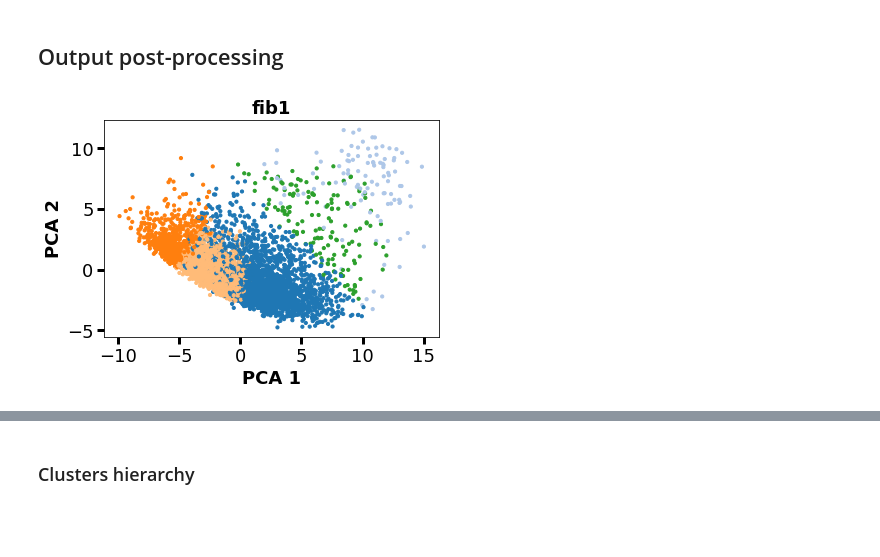
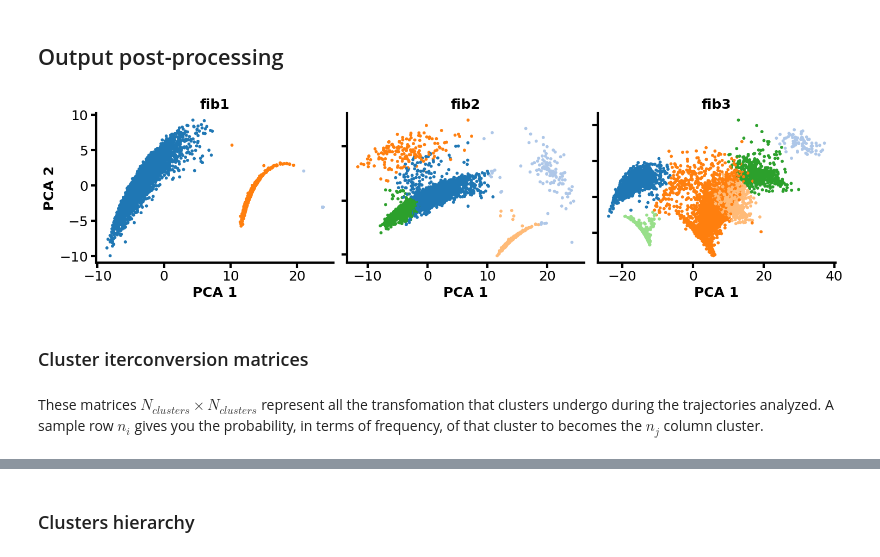
Before and after one commit to GMPavanLab/gmplabtools, a Jupyter notebook: examples/pamm_clustering_individ.ipynb, the cells around one changed output, grey strips where cells are left out. Cells and saved outputs as stored; diff of their text form; code cells hidden in the pictures; blank space fills up the shorter version.

```diff
--- a/examples/pamm_clustering_individ.ipynb
+++ b/examples/pamm_clustering_individ.ipynb
@@ -75,3 +75,9 @@ SYST = {
+# %%
+SYST = {
+    'fib1' : SYS1,
+    'fib2' : SYS2,
+    'fib3' : SYS3,
+}
 # %%
 DIMS = []
 for sys in SYST:
@@ -85,9 +96,10 @@ else:
 # %% [markdown]
 ## General variables
 # %%
-CHUNK=5000
-LABEL_SIZE=18
-L=len(SYST)
+CHUNK = 5000
+LABEL_SIZE = 18
+L = len(SYST)
+SAVE_PLOT = False
 # %% [markdown]
 ## Algorithm inputs
 # %% [markdown]
@@ -111,7 +123,6 @@ default_inputs = dict(
     qs = 1,
     o = "pamm",
     trajectory = None,
-    readgrid = "grid_data",
     merger = 0.005,
     bootstrap = 73
 )
@@ -248,8 +265,8 @@ for i_dataset,dataset in enumerate(datasets_predict):
     systnames.append(run_syst)
 
     # output for initial clustering
-    np.savetxt(run_syst + "_clusters.txt", labels.reshape((-1, 1)))
+    np.savetxt(run_syst + "_clusters.dat", labels.reshape((-1, 1)))
 
     rates = ClusterRates(datasets_predict[i_dataset][1]['nm_frame'], 'label').calculate_matrix(labels.reshape((-1, 1)))
-    np.savetxt(run_syst + "_rates.txt", rates)
+    np.savetxt(run_syst + "_rates.dat", rates)
 # %% [output]
@@ -262,39 +299,34 @@ TIME= 67.4 s
 # %%
-colors=make_colors(NUM_CLUST,mode='tab20')
-if L == 1:
-    for i,sys in enumerate(systnames):
-        labels = cluster_output[sys]
-        plt.scatter(datasets_predict[i][0][:CHUNK,0], datasets_predict[i][0][:CHUNK,1], c=np.array(colors)[labels[:CHUNK]], s=10)
-        plt.title(f"{sys}", weight='bold',size=LABEL_SIZE)
-        plt.tick_params(labelsize=LABEL_SIZE,width=3,size=7)
+fig, ax = get_axes(L, max_col=L)
+for i,sys in enumerate(systnames):
+    colors=make_colors(num_clusters[sys],mode='tab20')
+    labels = cluster_output[sys]
+    ax[i].scatter(datasets_predict[i][0][:CHUNK,0], datasets_predict[i][0][:CHUNK,1], c=np.array(colors)[labels[:CHUNK]], s=10)
+    ax[i].set_title(f"{sys}", weight='bold',size=LABEL_SIZE)
+    ax[i].tick_params(labelsize=LABEL_SIZE,width=3,size=7)
 
-        plt.xlabel('PCA 1', weight='bold',size=LABEL_SIZE)
-        plt.ylabel('PCA 2', weight='bold',size=LABEL_SIZE)
-        plt.savefig('clusters_pamm.png')
-else:
-    fig, ax = get_axes(L, max_col=L)
-    for i,sys in enumerate(systnames):
-        labels = cluster_output[sys]
-        ax[i].scatter(datasets_predict[i][0][:CHUNK,0], datasets_predict[i][0][:CHUNK,1], c=np.array(colors)[labels[:CHUNK]], s=10)
-        ax[i].set_xlim(gx)
-        ax[i].set_ylim(gy)
-        ax[i].set_title(f"{sys}", weight='bold',size=LABEL_SIZE)
-        ax[i].tick_params(labelsize=LABEL_SIZE,width=3,size=7)
+    for side in ['bottom','right','top','left']:
+        ax[i].spines[side].set_linewidth(3)
 
-        for side in ['bottom','right','top','left']:
-            ax[i].spines[side].set_linewidth(3)
+    if i == 0:
+        ax[i].set_xlabel('PCA 1', weight='bold',size=LABEL_SIZE)
+        ax[i].set_ylabel('PCA 2', weight='bold',size=LABEL_SIZE)
+        for side in ['right','top']:
+            ax[i].spines[side].set_visible(False)
+    else:
+        ax[i].set_xlabel('PCA 1', weight='bold',size=LABEL_SIZE)
+        ax[i].tick_params(labelleft=None)
+        for side in ['right','top']:
+            ax[i].spines[side].set_visible(False)
 
-        if i == 0:
-            ax[i].set_xlabel('PCA 1', weight='bold',size=LABEL_SIZE)
-            ax[i].set_ylabel('PCA 2', weight='bold',size=LABEL_SIZE)
-            for side in ['right','top']:
-                ax[i].spines[side].set_visible(False)
-        else:
-            ax[i].set_xlabel('PCA 1', weight='bold',size=LABEL_SIZE)
-            ax[i].tick_params(labelleft=None)
-            for side in ['right','top']:
-                ax[i].spines[side].set_visible(False)
+fig.tight_layout()
 
+if SAVE_PLOT:
     fig.savefig('clusters_pamm.png')
 # %% [output]
-[figure, old version]
+[figure, new version]
+# %% [markdown]
+### Cluster iterconversion matrices
+# %% [markdown]
+These matrices $N_{clusters} \times N_{clusters}$ represent all the transfomation that clusters undergo during the trajectories analyzed.
+A sample row $n_i$ gives you the probability, in terms of frequency, of that cluster to becomes the $n_j$ column cluster.
```
Also changed, not shown: parts of 27 cells of this notebook, 1 other file.
